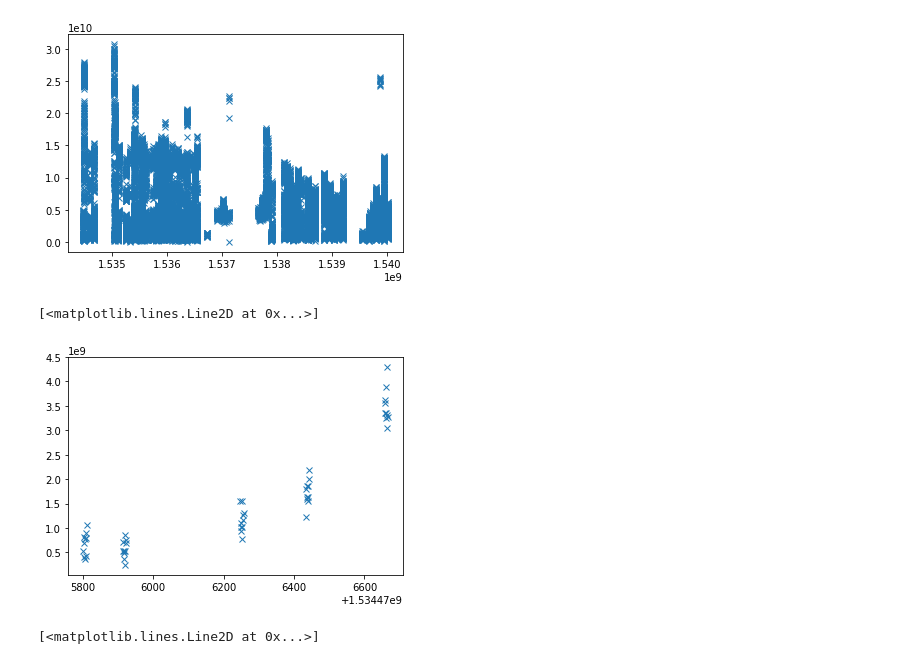
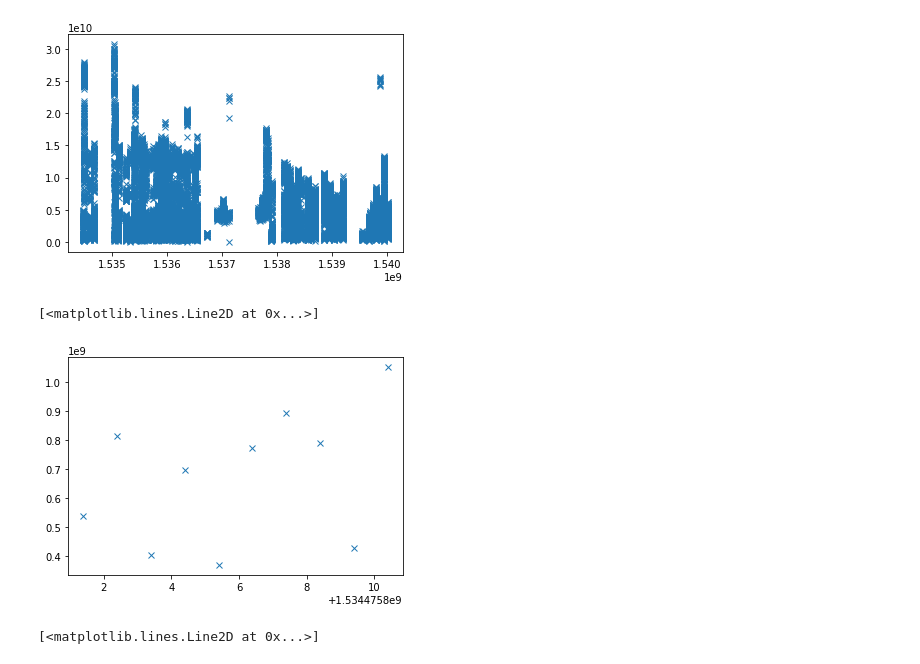
Before and after one commit to mfer0010/BscThesis, a Jupyter notebook: Jupyter Notebook Code/02_Analysis of Abort Gap Data.ipynb, the cells around one changed output. Cells and saved outputs as stored; diff of their text form; code cells hidden in the pictures.

```diff
--- a/Jupyter Notebook Code/02_Analysis of Abort Gap Data.ipynb
+++ b/Jupyter Notebook Code/02_Analysis of Abort Gap Data.ipynb
@@ -37,12 +37,12 @@ plt.plot(data['Time Stamp'],data['Reading'],'x')
 [<matplotlib.lines.Line2D at 0x...>]
 [figure]
 # %%
-sample = data[:50]
+sample = data[:10]
 plt.plot(sample['Time Stamp'],sample['Reading'],'x')
 #so the abort gap reading increases as more bunches are added
 # %% [output]
 [<matplotlib.lines.Line2D at 0x...>]
-[figure, old version]
+[figure, new version]
 # %%
 sample = data[50:100]
 plt.plot(sample['Time Stamp'],sample['Reading'],'x')
```
Also changed, not shown: 18 other files.
